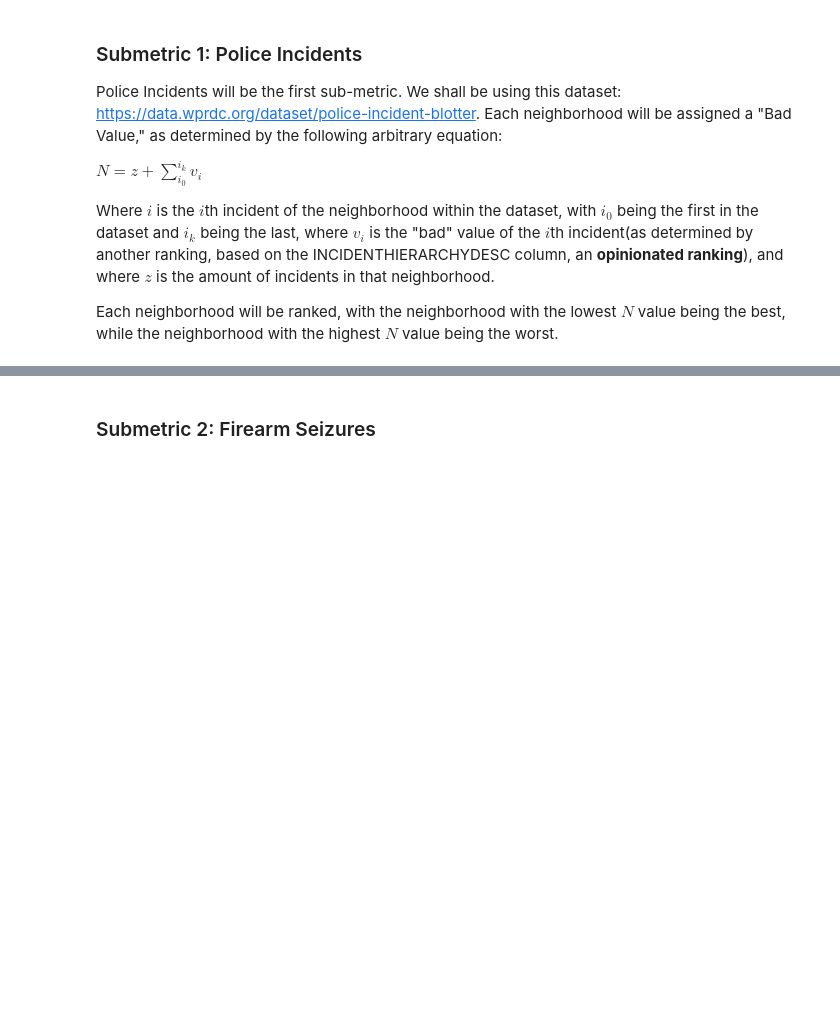
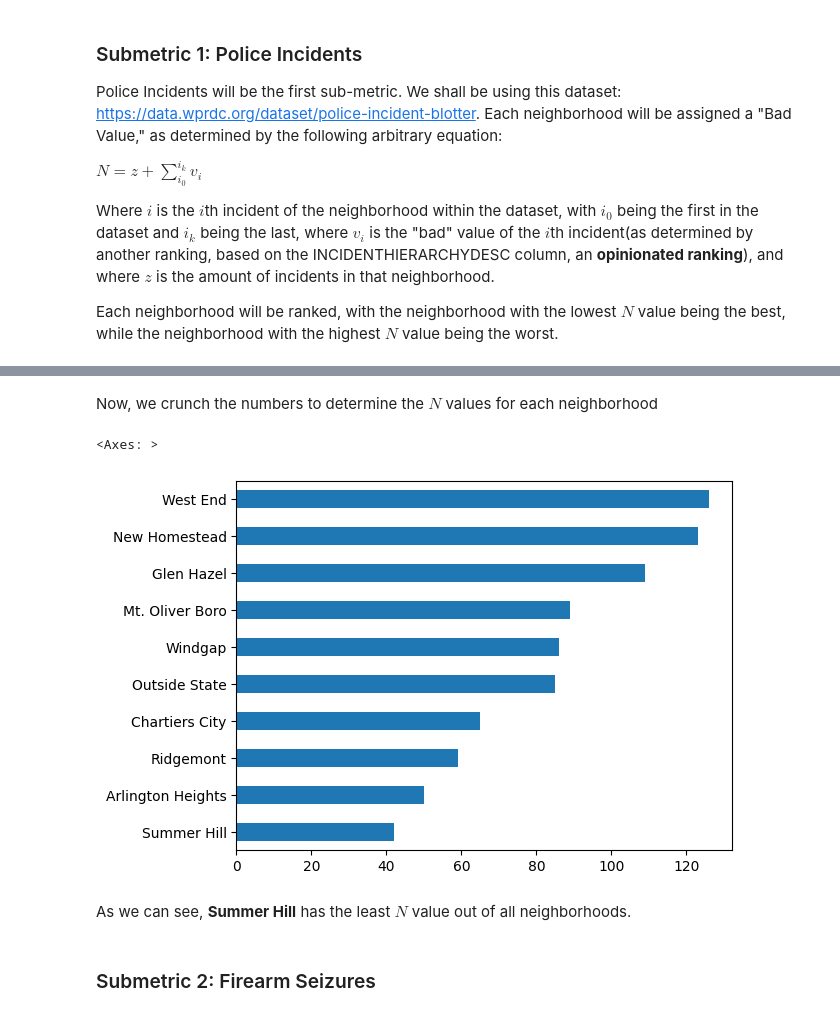
Before and after one commit to ychen909/BestNeighborhoodPitt, a Jupyter notebook: Final.ipynb, the cells around one changed output, grey strips where cells are left out. Saved outputs shown, nothing was run; the diff lists cells and outputs as text; code cells hidden in the pictures; blank space fills up the shorter version.

```diff
--- a/Final.ipynb
+++ b/Final.ipynb
@@ -30,3 +87,32 @@ Each neighborhood will be ranked, with the neighborhood with the lowest $N$ valu
+# %% [markdown]
+Now, we crunch the numbers to determine the $N$ values for each neighborhood
+# %%
+#Create an empty dictionary
+n_values = {}
+
+#This code sums the v_i values of each neighborhood
+for index, row in police_incidents.iterrows():
+    if row['INCIDENTNEIGHBORHOOD'] not in n_values:
+        n_values[row['INCIDENTNEIGHBORHOOD']] = 0 #Creates a new key within the dictionary with init value 0 if key is not already in dict
+    for Vindex, item in v_i_sorted.items(): #I don't care about terrible efficieny, I just want this to work
+        if row['INCIDENTHIERARCHYDESC'] == Vindex:
+            n_values[row['INCIDENTNEIGHBORHOOD']] =  n_values[row['INCIDENTNEIGHBORHOOD']] + (item) #adds the int within the sorted v_i values into the value of the dict
+
+#This code adds the z value for each neighborhood
+for key in n_values:
+    for index, item in z_vals.items(): #z_vals have unique keys, so the order of for loops doesn't matter
+        if index == key:
+            n_values[key] = n_values[key] + item
+
+#Put into a final Series
+police_incidents_final = pd.Series(n_values).sort_values()
+#police_incidents_final.head().plot.bar()
+police_incidents_final.head(10).plot.barh()
+# %% [output]
+<Axes: >
+[figure, added]
+# %% [markdown]
+As we can see, **Summer Hill** has the least $N$ value out of all neighborhoods.
 # %% [markdown]
 ### Submetric 2: Firearm Seizures
 # %%
```
Also changed, not shown: parts of 8 cells of this notebook.
